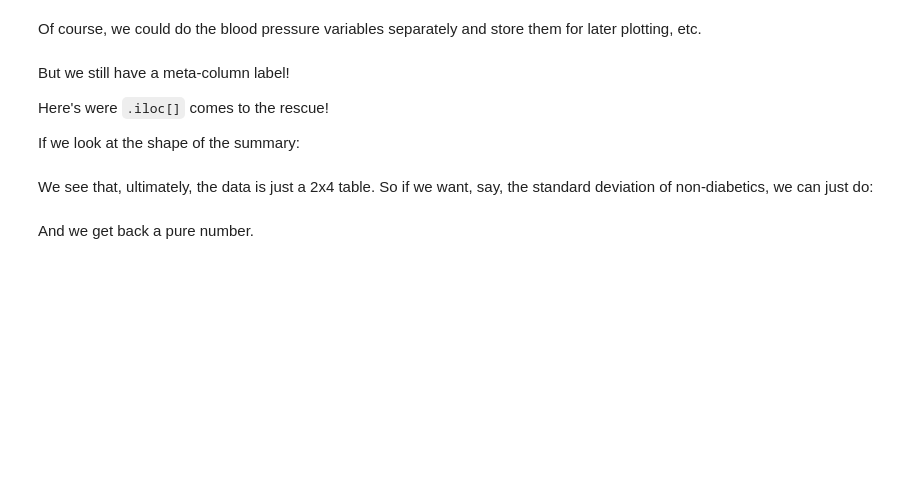
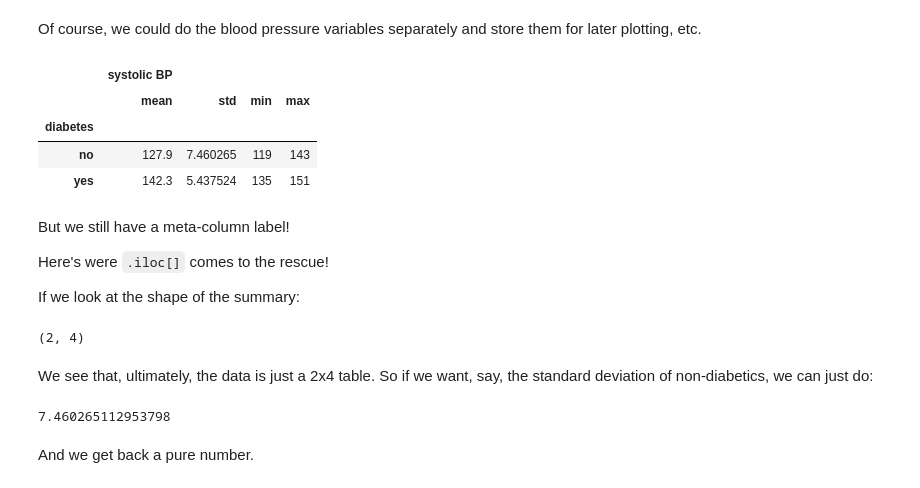
Before and after one commit to mrfrmtz/FDSPython, a Jupyter notebook: tutorial018-Pandas-Advanced-WorkingWithData.ipynb, the cells around one changed output. Drawn from its saved outputs; the diff is of its cells as text; code cells hidden in the pictures; blank space fills up the shorter version.

```diff
--- a/tutorial018-Pandas-Advanced-WorkingWithData.ipynb
+++ b/tutorial018-Pandas-Advanced-WorkingWithData.ipynb
@@ -513,8 +910,15 @@ our_summary.loc[("no")]
 Of course, we could do the blood pressure variables separately and store them for later plotting, etc.
 # %%
 temp_df = new_df[['systolic BP', 'diabetes']]        # make a data frame with only the columns we want
-our_summary = temp_df.groupby('diabetes').aggregate(['mean', 'std', 'min', 'max'])     # compute stuff on those columns
+our_summary = temp_df.groupby('diabetes').aggregate(['mean',
+                                                     'std', 'min', 'max'])     # compute stuff on those columns
 our_summary
+# %% [output]
+|  | systolic BP |  |  |  |
+|  | mean | std | min | max |
+| diabetes |  |  |  |  |
+| no | 127.9 | 7.460265 | 119 | 143 |
+| yes | 142.3 | 5.437524 | 135 | 151 |
 # %% [markdown]
 But we still have a meta-column label!
 
@@ -523,10 +927,14 @@ Here's were `.iloc[]` comes to the rescue!
 If we look at the shape of the summary:
 # %%
 our_summary.shape
+# %% [output]
+(2, 4)
 # %% [markdown]
 We see that, ultimately, the data is just a 2x4 table. So if we want, say, the standard deviation of non-diabetics, we can just do:
 # %%
 our_summary.iloc[0, 1]
+# %% [output]
+7.460265112953798
 # %% [markdown]
 And we get back a pure number.
 # %% [markdown]
```
Also changed, not shown: parts of 68 cells of this notebook, 1 other file.
